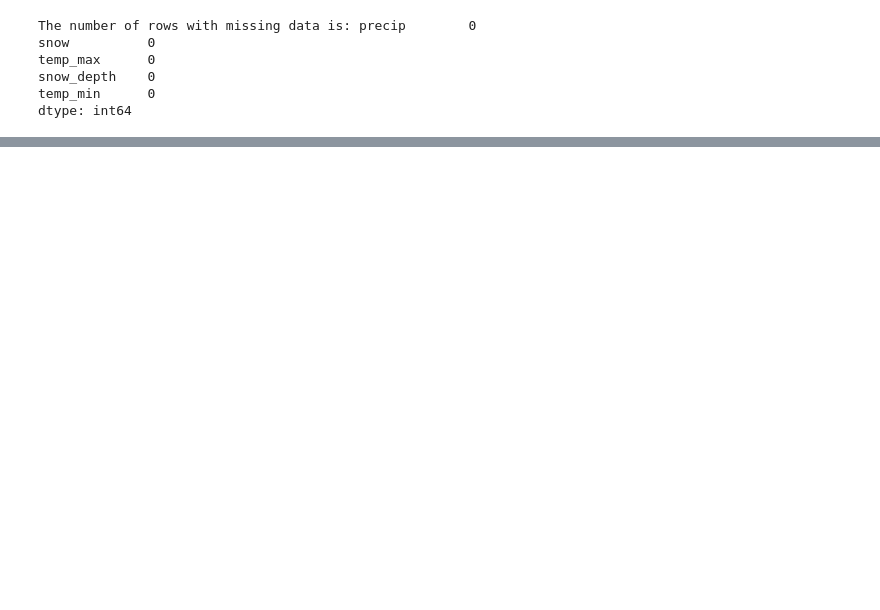
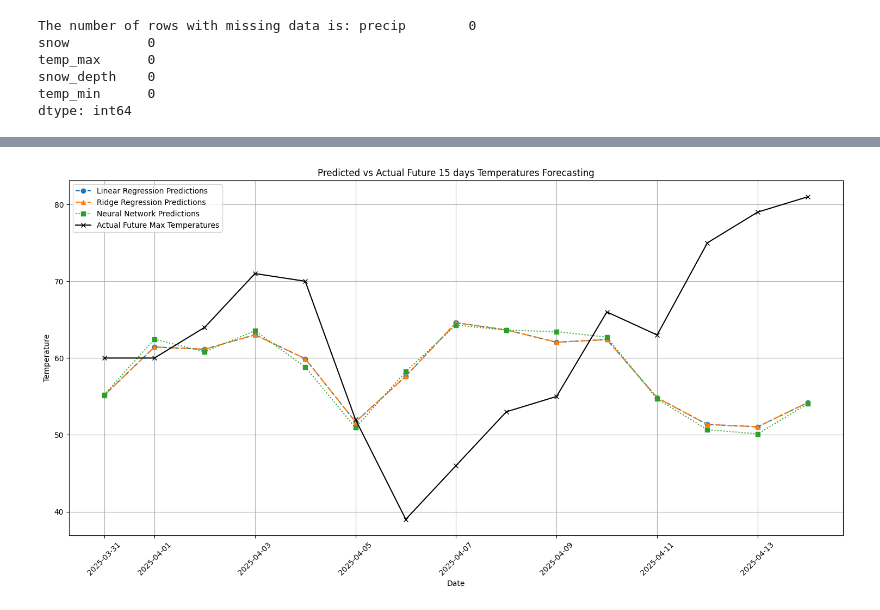
Before and after one commit to calebtolman/BSU_ECE4556_FinalProject, a Jupyter notebook: Final Project.ipynb, the cells around one changed output, grey strips where cells are left out. Cells and saved outputs as stored; diff of their text form; code cells hidden in the pictures; blank space fills up the shorter version.

```diff
--- a/Final Project.ipynb
+++ b/Final Project.ipynb
@@ -1196,0 +673,99 @@ Average MAE: 5.056, Std MAE: 0.000
+# %%
+# Define the number of repetitions
+n_repeats = 1
+
+# Data Preparation
+# Using only temperature features and excluding the target column from X
+X = combined_data[['temp_max', 'temp_min']]
+y = combined_data['target']
+
+# Keep the last 15 days for testing
+X_train = X.iloc[:-15]
+y_train = y.iloc[:-15]
+X_test = X.iloc[-15:]
+y_test = y.iloc[-15:]
+
+# Actual future temperatures for comparison
+actual_future_temps = np.array([60, 60, 64, 71, 70, 52, 39, 46, 53, 55, 66, 63, 75, 79, 81, 71])  # Adjust as necessary
+
+# Initialize metrics storage
+metrics = []
+
+for i in range(n_repeats):
+    # Random state for reproducibility
+    random_state = np.random.randint(10000)
+
+    # Further split training data
+    X_train_split, X_val, y_train_split, y_val = train_test_split(X_train, y_train, test_size=0.3, random_state=random_state)
+
+    # Scale data
+    scaler = StandardScaler()
+    X_train_scaled = scaler.fit_transform(X_train_split)
+    X_val_scaled = scaler.transform(X_val)
+    X_test_scaled = scaler.transform(X_test)
+
+    # Linear Regression
+    linear_model = LinearRegression()
+    linear_model.fit(X_train_scaled, y_train_split)
+    y_pred_lr = linear_model.predict(X_test_scaled)
+
+    # Ridge Regression
+    ridge_model = Ridge(alpha=1.0)
+    ridge_model.fit(X_train_scaled, y_train_split)
+    y_pred_ridge = ridge_model.predict(X_test_scaled)
+
+    # Neural Network
+    nn_model = Sequential([
+        Dense(128, activation='relu', input_shape=(X_train_scaled.shape[1],)),
+        BatchNormalization(),
+        Dropout(0.2),
+        Dense(256, activation='relu'),
+        Dropout(0.2),
+        Dense(128, activation='relu'),
+        Dense(1)
+    ])
+    nn_model.compile(optimizer=Adam(learning_rate=0.001), loss='mean_squared_error')
+    nn_model.fit(X_train_scaled, y_train_split, epochs=100, batch_size=32, verbose=0, validation_data=(X_val_scaled, y_val))
+
+    # Make predictions with each model
+    future_preds_linear = linear_model.predict(X_test_scaled)
+    future_preds_ridge = ridge_model.predict(X_test_scaled)
+    future_preds_nn = nn_model.predict(X_test_scaled).flatten()
+
+    # Evaluate models
+    mse_lr = mean_squared_error(y_test, future_preds_linear)
+    mse_ridge = mean_squared_error(y_test, future_preds_ridge)
+    mse_nn = mean_squared_error(y_test, future_preds_nn)
+
+    metrics.append({
+        'linear': future_preds_linear,
+        'ridge': future_preds_ridge,
+        'nn': future_preds_nn,
+        'mse_lr': mse_lr,
+        'mse_ridge': mse_ridge,
+        'mse_nn': mse_nn
+    })
+
+# Calculate average predictions
+avg_preds = {key: np.mean([metric[key] for metric in metrics], axis=0) for key in ['linear', 'ridge', 'nn']}
+avg_mse = {key: np.mean([metric[key] for metric in metrics]) for key in ['mse_lr', 'mse_ridge', 'mse_nn']}
+
+# Plotting the results
+plt.figure(figsize=(15, 8))
+dates = pd.date_range(start=combined_data.index[-15], periods=15, freq='D')
+plt.plot(dates, avg_preds['linear'], label='Linear Regression Predictions', marker='o', linestyle='--')
+plt.plot(dates, avg_preds['ridge'], label='Ridge Regression Predictions', marker='^', linestyle='-.')
+plt.plot(dates, avg_preds['nn'], label='Neural Network Predictions', marker='s', linestyle=':')
+plt.plot(dates, actual_future_temps[:15], label='Actual Future Max Temperatures', color='black', marker='x', linestyle='-')
+plt.title('Predicted vs Actual Future 15 days Temperatures Forecasting')
+plt.xlabel('Date')
+plt.ylabel('Temperature')
+plt.legend()
+plt.grid(True)
+plt.xticks(rotation=45)
+plt.tight_layout()
+plt.show()
+
+# Print averaged MSE for each model
+#print("Average MSE - Linear: {:.2f}, Ridge: {:.2f}, NN: {:.2f}".format(avg_mse['mse_lr'], avg_mse['mse_ridge'], avg_mse['mse_nn']))
+# %% [output]
@@ -1196,0 +773 @@ Average MAE: 5.056, Std MAE: 0.000
+[figure, added]
```
Also changed, not shown: parts of 63 cells of this notebook.
